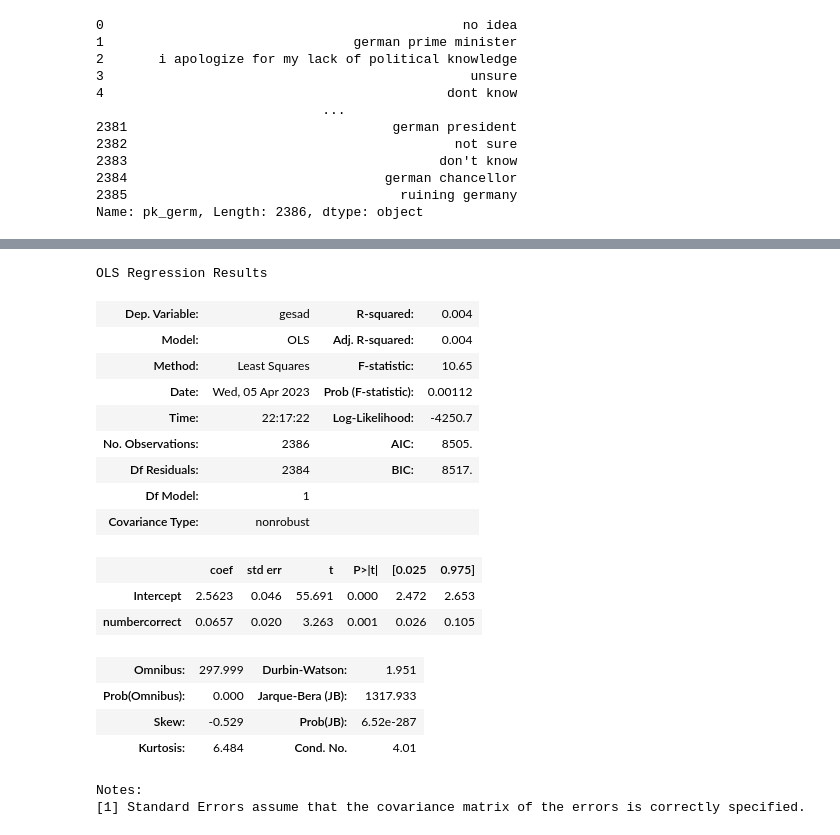
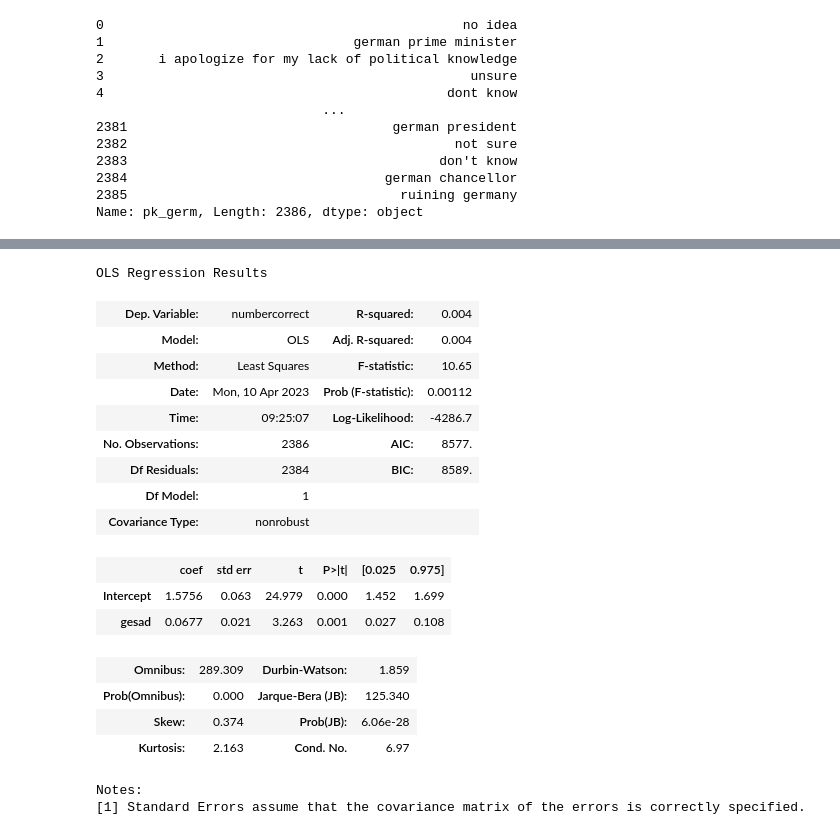
Before and after one commit to wdneff2/steur_research, a Jupyter notebook: ANESresearch.ipynb, the cells around one changed output, grey strips where cells are left out. Cells and saved outputs as stored; diff of their text form; code cells hidden in the pictures.

```diff
--- a/ANESresearch.ipynb
+++ b/ANESresearch.ipynb
@@ -3,4 +3,6 @@ import pandas as pd
 df = pd.read_csv("anes_pilot_2018.csv")
 df['turnout18'] = df["turnout18"].replace([2,3,4],[1,1,2])
 df = df[(df['turnout18'] == 1)| (df['turnout18'] == 2)]
+df['race'] = df["race"].replace([1,2,3,4,5,6,7],['White','Black','Hispanic', "Asain", "Native American", "Mixed", 'Other'])
 df = df.reset_index()
+df['race'].unique()
@@ -478,23 +467,23 @@ df
 # %%
-results = smf.ols('gesad ~ numbercorrect', data=df).fit()
+results = smf.ols('numbercorrect ~ gesad', data=df).fit()
 results.summary()
 # %% [output]
 OLS Regression Results
-| Dep. Variable: | gesad | R-squared: | 0.004 |
+| Dep. Variable: | numbercorrect | R-squared: | 0.004 |
 | Model: | OLS | Adj. R-squared: | 0.004 |
 | Method: | Least Squares | F-statistic: | 10.65 |
-| Date: | Wed, 05 Apr 2023 | Prob (F-statistic): | 0.00112 |
-| Time: | 22:17:22 | Log-Likelihood: | -4250.7 |
-| No. Observations: | 2386 | AIC: | 8505. |
-| Df Residuals: | 2384 | BIC: | 8517. |
+| Date: | Mon, 10 Apr 2023 | Prob (F-statistic): | 0.00112 |
+| Time: | 09:25:07 | Log-Likelihood: | -4286.7 |
+| No. Observations: | 2386 | AIC: | 8577. |
+| Df Residuals: | 2384 | BIC: | 8589. |
 | Df Model: | 1 |  |  |
 | Covariance Type: | nonrobust |  |  |
 |  | coef | std err | t | P>|t| | [0.025 | 0.975] |
-| Intercept | 2.5623 | 0.046 | 55.691 | 0.000 | 2.472 | 2.653 |
-| numbercorrect | 0.0657 | 0.020 | 3.263 | 0.001 | 0.026 | 0.105 |
+| Intercept | 1.5756 | 0.063 | 24.979 | 0.000 | 1.452 | 1.699 |
+| gesad | 0.0677 | 0.021 | 3.263 | 0.001 | 0.027 | 0.108 |
-| Omnibus: | 297.999 | Durbin-Watson: | 1.951 |
-| Prob(Omnibus): | 0.000 | Jarque-Bera (JB): | 1317.933 |
-| Skew: | -0.529 | Prob(JB): | 6.52e-287 |
-| Kurtosis: | 6.484 | Cond. No. | 4.01 |
+| Omnibus: | 289.309 | Durbin-Watson: | 1.859 |
+| Prob(Omnibus): | 0.000 | Jarque-Bera (JB): | 125.340 |
+| Skew: | 0.374 | Prob(JB): | 6.06e-28 |
+| Kurtosis: | 2.163 | Cond. No. | 6.97 |
 Notes:
 [1] Standard Errors assume that the covariance matrix of the errors is correctly specified.
```
Also changed, not shown: parts of 20 cells of this notebook.
